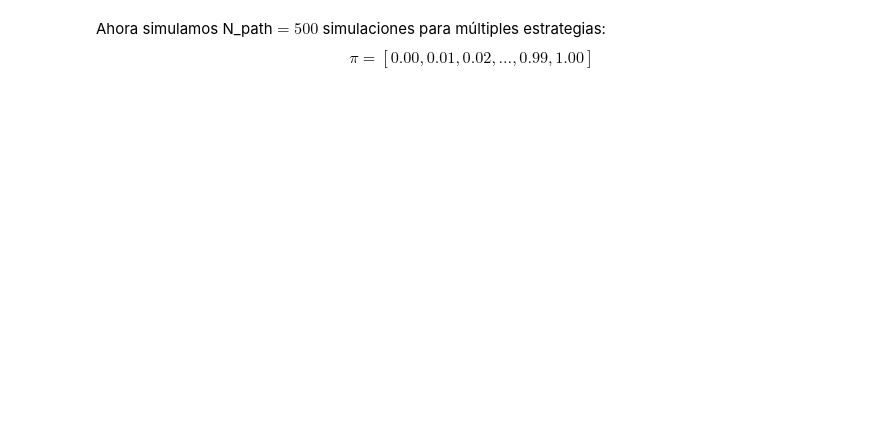
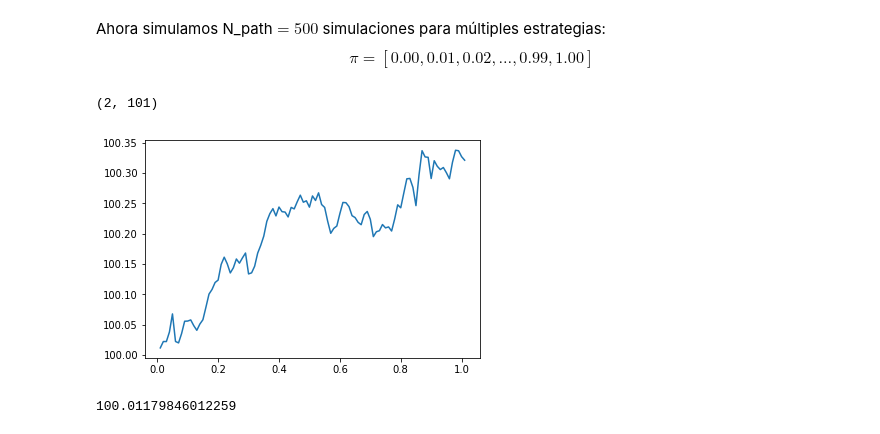
Before and after one commit to nromerodiaz/NMProject, a Jupyter notebook: NMProject.ipynb, the cells around one changed output. Drawn from its saved outputs; the diff is of its cells as text; code cells hidden in the pictures; blank space fills up the shorter version.

```diff
--- a/NMProject.ipynb
+++ b/NMProject.ipynb
@@ -69,3 +105,12 @@ def PortfolioPrice(param, N_steps, prop):
+# %%
+def PortfolioPath(param, N_steps, prop):
+    dt = float(param['T'])/N_steps
+    P = [[0.0]*(N_steps+1), [param['X0']]*(N_steps+1)]
+
+    for i in range(N_steps+1):
+        P[0][i] = P[0][i-1] + dt
+        P[1][i] = P[1][i-1] + drift(param, prop)*dt + prop*param['sigma']*np.sqrt(dt)*rd.normalvariate(0, 1)
+    return P
 # %%
 # Definimos nuestra funcion de utilidad
 
@@ -104,5 +158,18 @@ Ahora simulamos N_path$ = 500$ simulaciones para múltiples estrategias: $$\pi =
 # %%
 N_paths = 10000
 N_step  = 100
+# %%
+tsst = PortfolioPath(pmt, N_step, 0.43)
+np.shape(tsst)
+#print(tsst[1])
+# %% [output]
+(2, 101)
+# %%
+plt.plot(tsst[0], tsst[1])
+plt.show()
+tsst[-1][0]
+# %% [output]
+[figure, added]
+100.01179846012259
 # %%
 test = MaximumProportion(pmt, N_paths, N_step)
```
Also changed, not shown: parts of 13 cells of this notebook.
